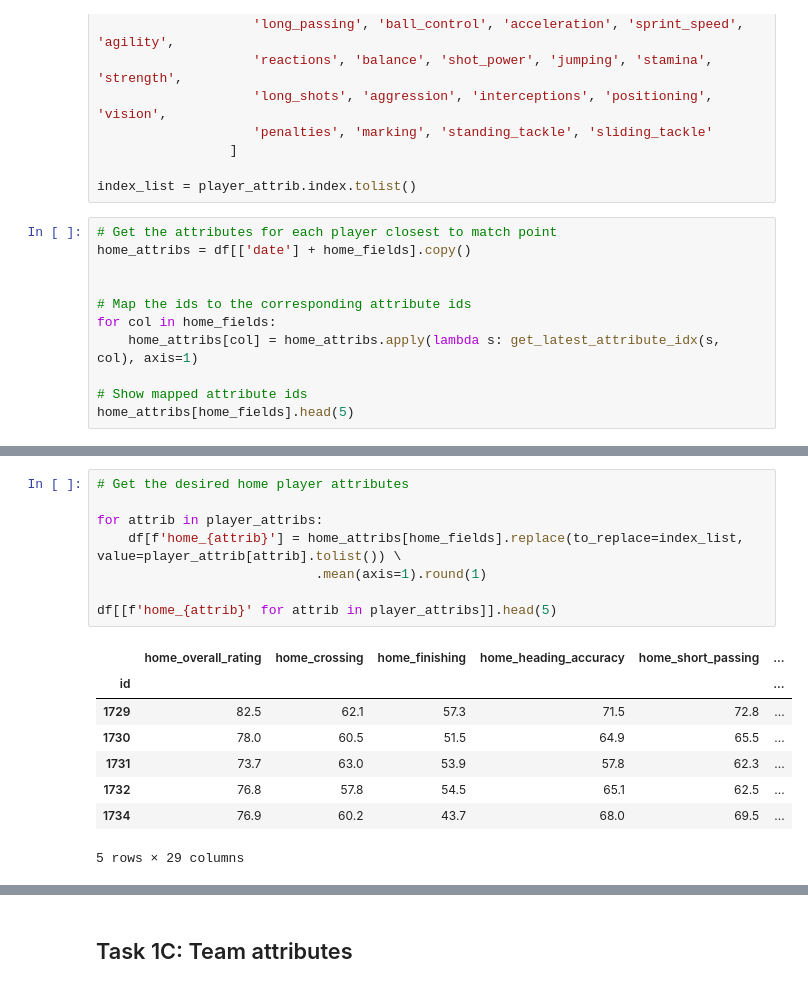
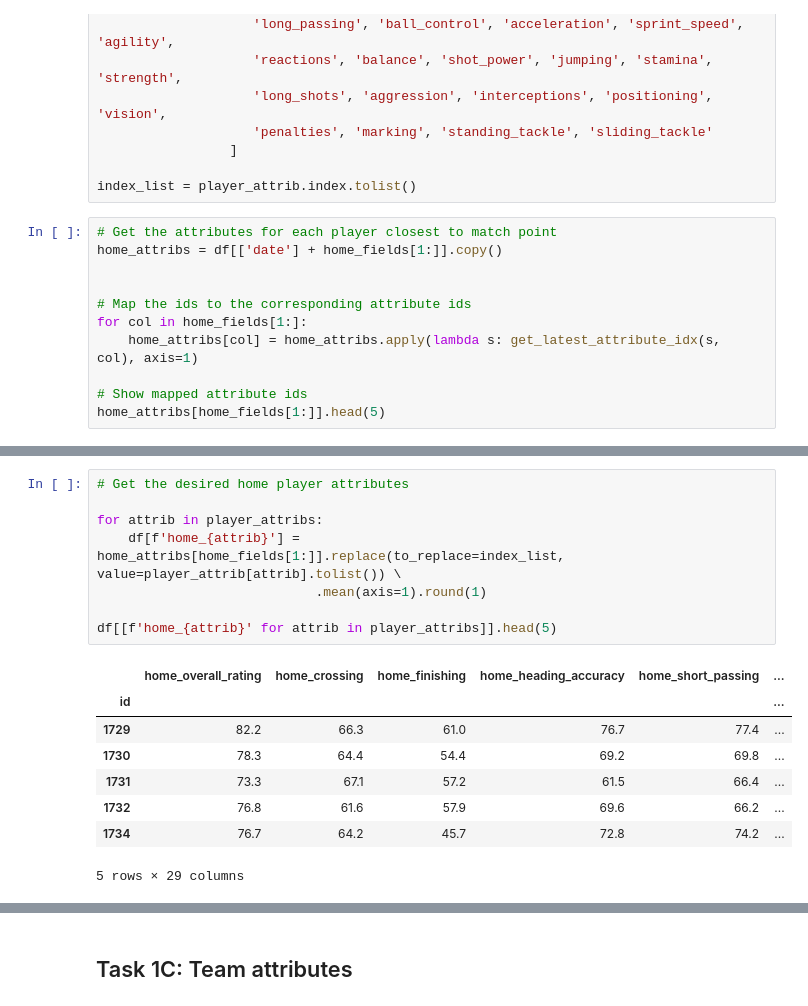
Before and after one commit to amrawadk/football-data-analysis, a Jupyter notebook: build_database.ipynb, the cells around one changed output, grey strips where cells are left out. Drawn from its saved outputs; the diff is of its cells as text.

```diff
--- a/build_database.ipynb
+++ b/build_database.ipynb
@@ -265,13 +265,13 @@ player_attribs = ['overall_rating', 'crossing', 'finishing', 'heading_accuracy',
 index_list = player_attrib.index.tolist()
 # %%
 # Get the attributes for each player closest to match point
-home_attribs = df[['date'] + home_fields].copy()
+home_attribs = df[['date'] + home_fields[1:]].copy()
 
 
 # Map the ids to the corresponding attribute ids
-for col in home_fields:
+for col in home_fields[1:]:
     home_attribs[col] = home_attribs.apply(lambda s: get_latest_attribute_idx(s, col), axis=1)
 
 # Show mapped attribute ids
-home_attribs[home_fields].head(5)
+home_attribs[home_fields[1:]].head(5)
 # %% [output]
@@ -285,19 +285,19 @@ home_attribs[home_fields].head(5)
 # %%
 # Get the desired home player attributes
 
 for attrib in player_attribs:
-    df[f'home_{attrib}'] = home_attribs[home_fields].replace(to_replace=index_list, value=player_attrib[attrib].tolist()) \
+    df[f'home_{attrib}'] = home_attribs[home_fields[1:]].replace(to_replace=index_list, value=player_attrib[attrib].tolist()) \
                             .mean(axis=1).round(1)
 
 df[[f'home_{attrib}' for attrib in player_attribs]].head(5)
 # %% [output]
 |  | home_overall_rating | home_crossing | home_finishing | home_heading_accuracy | home_short_passing | ... |
 | id |  |  |  |  |  | ... |
-| 1729 | 82.5 | 62.1 | 57.3 | 71.5 | 72.8 | ... |
-| 1730 | 78.0 | 60.5 | 51.5 | 64.9 | 65.5 | ... |
-| 1731 | 73.7 | 63.0 | 53.9 | 57.8 | 62.3 | ... |
-| 1732 | 76.8 | 57.8 | 54.5 | 65.1 | 62.5 | ... |
-| 1734 | 76.9 | 60.2 | 43.7 | 68.0 | 69.5 | ... |
+| 1729 | 82.2 | 66.3 | 61.0 | 76.7 | 77.4 | ... |
+| 1730 | 78.3 | 64.4 | 54.4 | 69.2 | 69.8 | ... |
+| 1731 | 73.3 | 67.1 | 57.2 | 61.5 | 66.4 | ... |
+| 1732 | 76.8 | 61.6 | 57.9 | 69.6 | 66.2 | ... |
+| 1734 | 76.7 | 64.2 | 45.7 | 72.8 | 74.2 | ... |
 5 rows × 29 columns
 # %%
 # Get the average attributes for the away players
```
Also changed, not shown: parts of 4 cells of this notebook.
